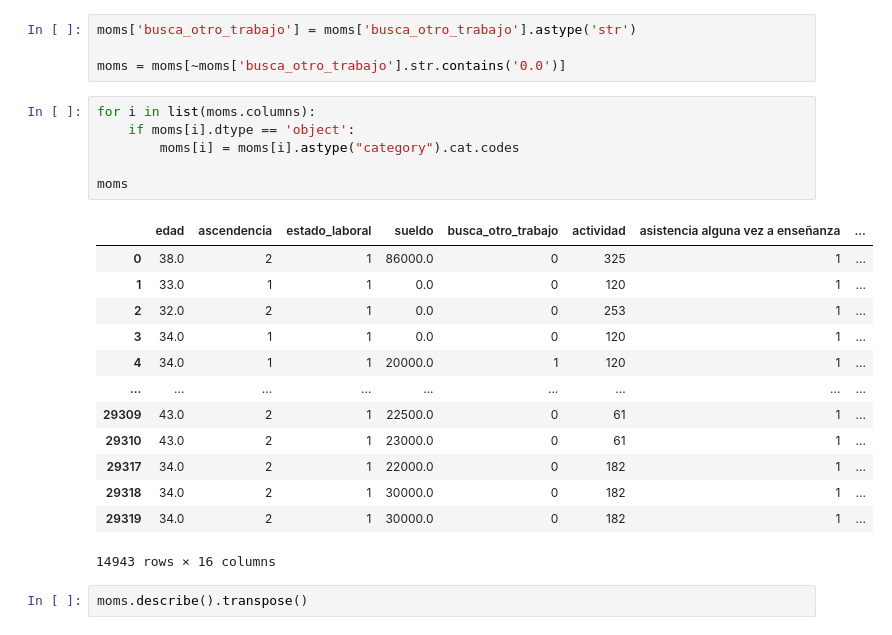
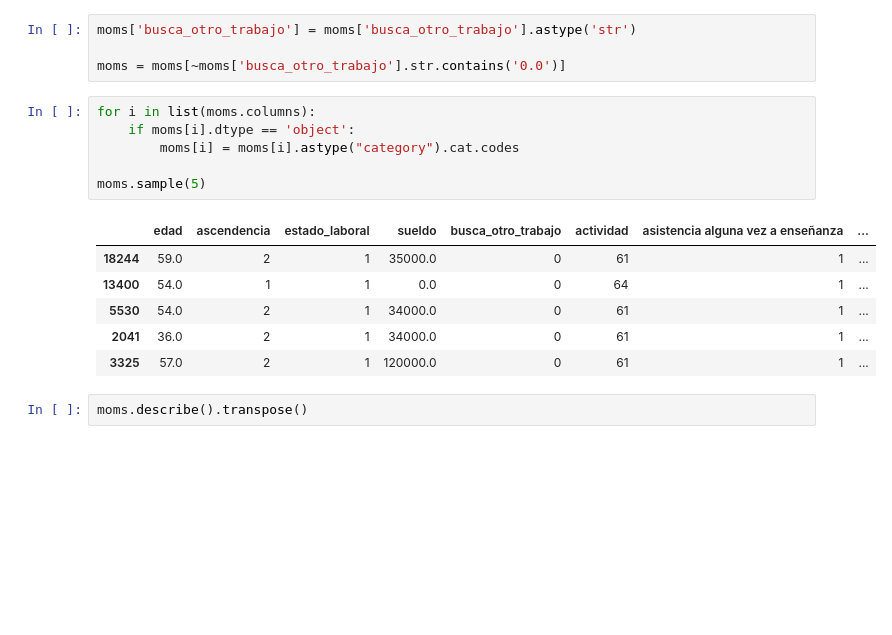
Before and after one commit to anicolon/coder_proyecto, a Jupyter notebook: hch_2020/regresFIN.ipynb, the cells around one changed output. Drawn from its saved outputs; the diff is of its cells as text; blank space fills up the shorter version.

```diff
--- a/hch_2020/regresFIN.ipynb
+++ b/hch_2020/regresFIN.ipynb
@@ -16,23 +25,16 @@ moms = moms[~moms['busca_otro_trabajo'].str.contains('0.0')]
 # %%
 for i in list(moms.columns):
     if moms[i].dtype == 'object':
         moms[i] = moms[i].astype("category").cat.codes
 
-moms
+moms.sample(5)
 # %% [output]
 |  | edad | ascendencia | estado_laboral | sueldo | busca_otro_trabajo | actividad | asistencia alguna vez a enseñanza | ... |
-| 0 | 38.0 | 2 | 1 | 86000.0 | 0 | 325 | 1 | ... |
-| 1 | 33.0 | 1 | 1 | 0.0 | 0 | 120 | 1 | ... |
-| 2 | 32.0 | 2 | 1 | 0.0 | 0 | 253 | 1 | ... |
-| 3 | 34.0 | 1 | 1 | 0.0 | 0 | 120 | 1 | ... |
-| 4 | 34.0 | 1 | 1 | 20000.0 | 1 | 120 | 1 | ... |
-| ... | ... | ... | ... | ... | ... | ... | ... | ... |
-| 29309 | 43.0 | 2 | 1 | 22500.0 | 0 | 61 | 1 | ... |
-| 29310 | 43.0 | 2 | 1 | 23000.0 | 0 | 61 | 1 | ... |
-| 29317 | 34.0 | 2 | 1 | 22000.0 | 0 | 182 | 1 | ... |
-| 29318 | 34.0 | 2 | 1 | 30000.0 | 0 | 182 | 1 | ... |
-| 29319 | 34.0 | 2 | 1 | 30000.0 | 0 | 182 | 1 | ... |
+| 18244 | 59.0 | 2 | 1 | 35000.0 | 0 | 61 | 1 | ... |
+| 13400 | 54.0 | 1 | 1 | 0.0 | 0 | 64 | 1 | ... |
+| 5530 | 54.0 | 2 | 1 | 34000.0 | 0 | 61 | 1 | ... |
+| 2041 | 36.0 | 2 | 1 | 34000.0 | 0 | 61 | 1 | ... |
+| 3325 | 57.0 | 2 | 1 | 120000.0 | 0 | 61 | 1 | ... |
-14943 rows × 16 columns
 # %%
 moms.describe().transpose()
 # %% [output]
```
Also changed, not shown: parts of 1 cell of this notebook, 1 other file.
